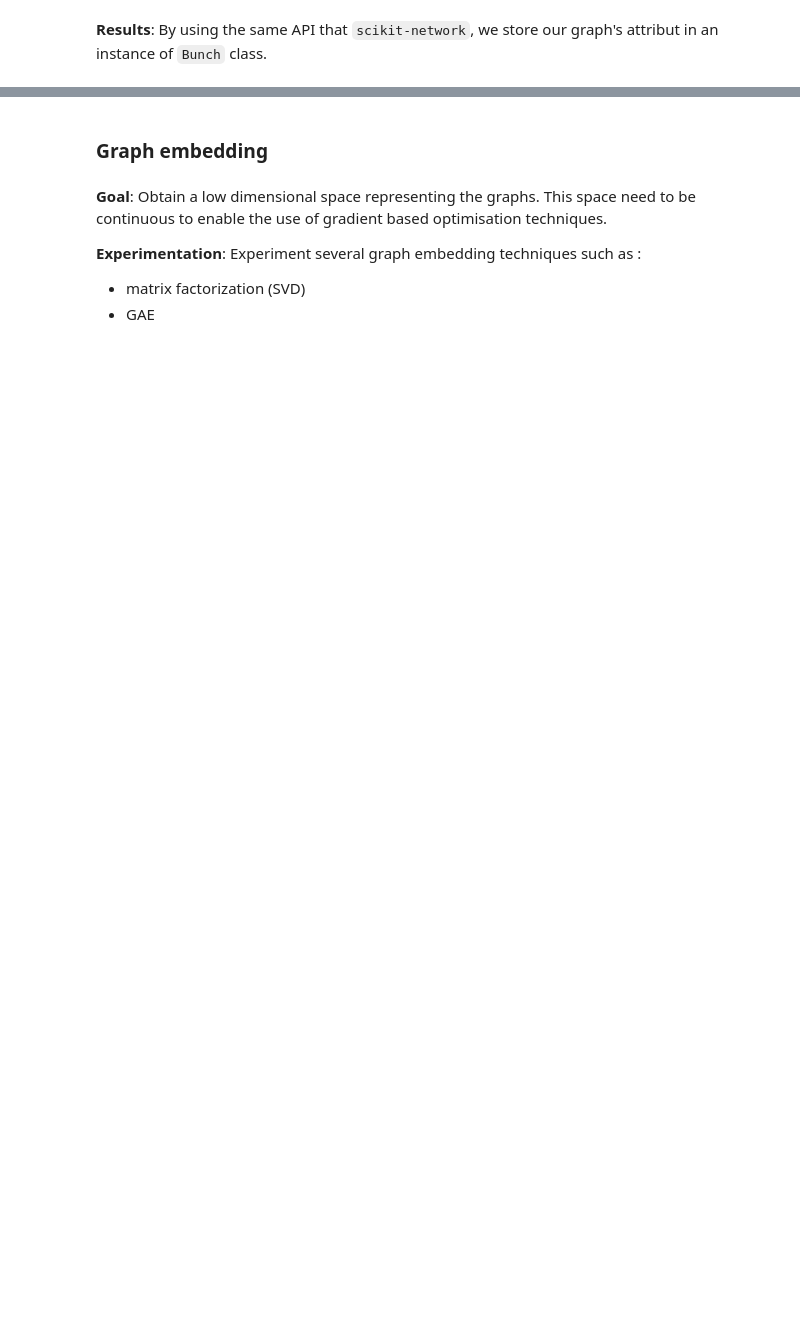
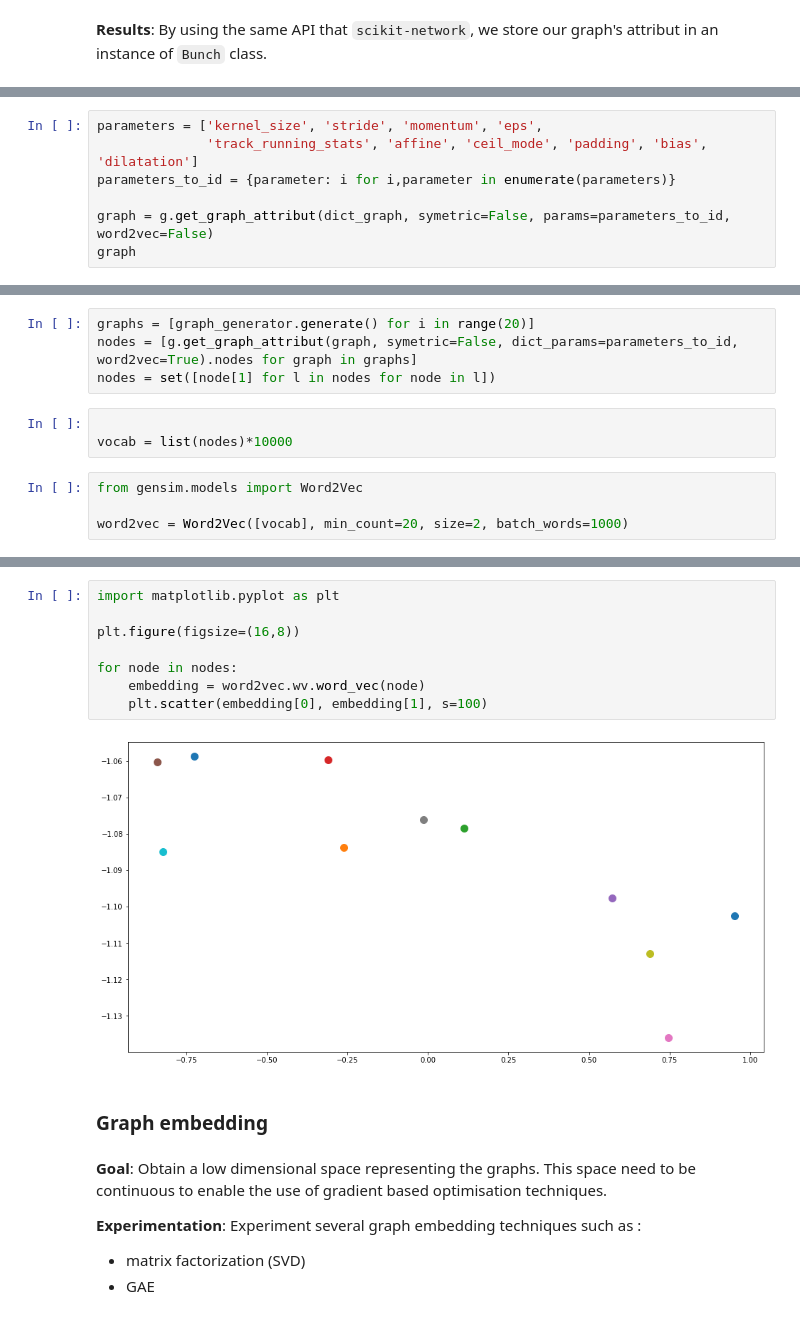
Before and after one commit to aksl20/safran-automl, a Jupyter notebook: python/notebook/demo-extract_graph_from_pytorch.ipynb, the cells around one changed output, grey strips where cells are left out. Cells and saved outputs as stored; diff of their text form; blank space fills up the shorter version.

Commit message:
#8 begin embedding graph with scikit-network + minor change

```diff
--- a/python/notebook/demo-extract_graph_from_pytorch.ipynb
+++ b/python/notebook/demo-extract_graph_from_pytorch.ipynb
@@ -221,0 +275,7 @@ __Results__: By using the same API that `scikit-network`, we store our graph's a
+# %%
+parameters = ['kernel_size', 'stride', 'momentum', 'eps',
+              'track_running_stats', 'affine', 'ceil_mode', 'padding', 'bias', 'dilatation']
+parameters_to_id = {parameter: i for i,parameter in enumerate(parameters)}
+
+graph = g.get_graph_attribut(dict_graph, symetric=False, params=parameters_to_id, word2vec=False)
+graph
@@ -221,0 +300,11 @@ __Results__: By using the same API that `scikit-network`, we store our graph's a
+# %%
+graphs = [graph_generator.generate() for i in range(20)]
+nodes = [g.get_graph_attribut(graph, symetric=False, dict_params=parameters_to_id, word2vec=True).nodes for graph in graphs]
+nodes = set([node[1] for l in nodes for node in l])
+# %%
+
+vocab = list(nodes)*10000
+# %%
+from gensim.models import Word2Vec
+
+word2vec = Word2Vec([vocab], min_count=20, size=2, batch_words=1000)
@@ -222,3 +314,13 @@ __Results__: By using the same API that `scikit-network`, we store our graph's a
+# %%
+import matplotlib.pyplot as plt
+
+plt.figure(figsize=(16,8))
+
+for node in nodes:
+    embedding = word2vec.wv.word_vec(node)
+    plt.scatter(embedding[0], embedding[1], s=100)
+# %% [output]
+[figure, added]
 # %% [markdown]
 ### Graph embedding
 # %% [markdown]
```
Also changed, not shown: parts of 19 cells of this notebook, 2 other files.
